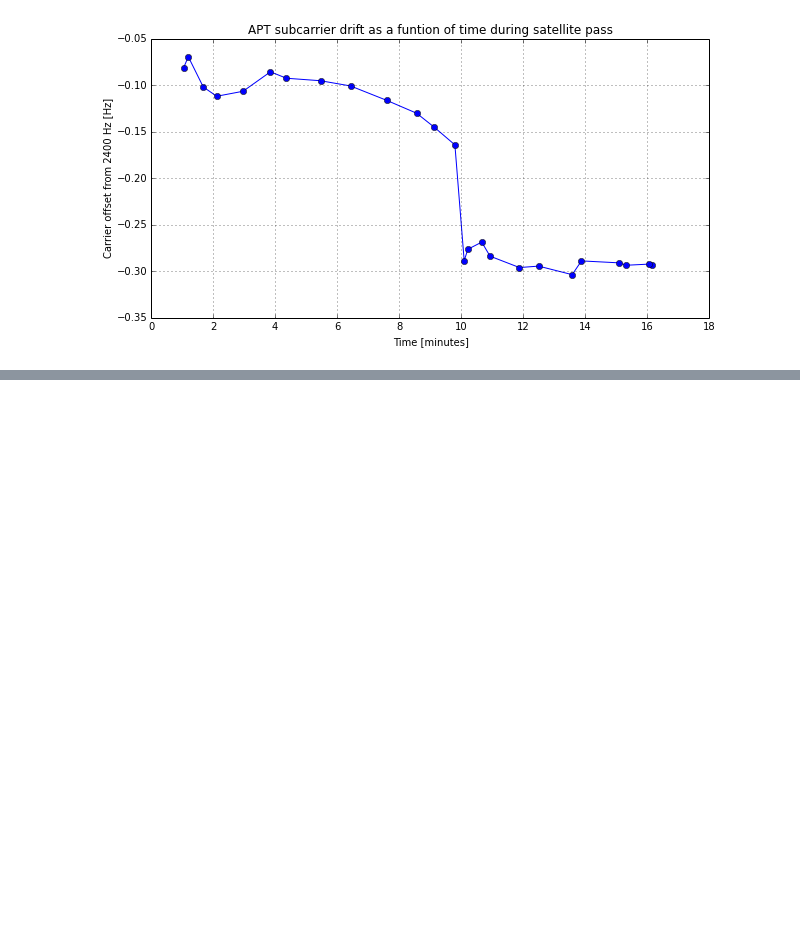
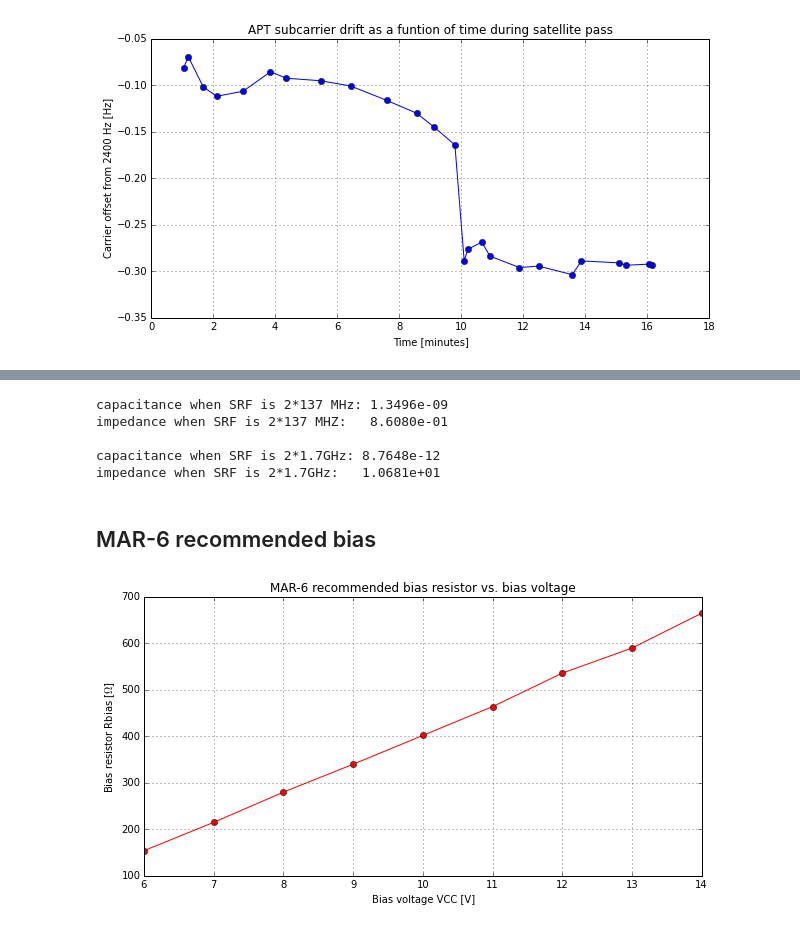
Before and after one commit to jarmokivekas/NOAA-reception, a Jupyter notebook: notes.ipynb, the cells around one changed output, grey strips where cells are left out. Saved outputs shown, nothing was run; the diff lists cells and outputs as text; code cells hidden in the pictures; blank space fills up the shorter version.

```diff
--- a/notes.ipynb
+++ b/notes.ipynb
@@ -568,0 +619,56 @@ plt.show()
+# %%
+f_c = 137e6
+L = 1e-9
+omega = f_c * numpy.pi * 2
+C = (1/(f_c*2*numpy.pi* numpy.sqrt(L)))**2
+Z_c = 1/(C * omega)
+print("capacitance when SRF is 2*137 MHz: %0.4e" % ( C))
+print("impedance when SRF is 2*137 MHZ:   %0.4e" % (Z_c))
+print("")
+
+f_c = 1.7e9
+omega = 1.7e9 * numpy.pi * 2
+C = (1/(1.7e9*2*numpy.pi* numpy.sqrt(L)))**2
+Z_c = 1/(C * omega)
+print("capacitance when SRF is 2*1.7GHz: %0.4e" %C)
+print("impedance when SRF is 2*1.7GHz:   %0.4e" %Z_c)
+# %% [output]
+capacitance when SRF is 2*137 MHz: 1.3496e-09
+impedance when SRF is 2*137 MHZ:   8.6080e-01
+
+capacitance when SRF is 2*1.7GHz: 8.7648e-12
+impedance when SRF is 2*1.7GHz:   1.0681e+01
+# %% [markdown]
+## MAR-6 recommended bias
+# %%
+%matplotlib inline
+import matplotlib.pyplot as plt
+
+# col0: MAR-6 vcc voltage [V]
+# col1: recommended Rbias value
+# these values are from the MAR-6 datasheet
+data = [
+    [6.0,  154],
+    [7.0,  215],
+    [8.0,  280],
+    [9.0,  340],
+    [10.0, 402],
+    [11.0, 464],
+    [12.0, 536],
+    [13.0, 590],
+    [14.0, 665],
+]
+
+vcc =   [row[0] for row in data]
+R = [row[1] for row in data]
+Ibias = [vcc[i]/R[i] for i in range(0, len(vcc))]
+#print Ibias
+plt.figure(figsize=(10,5))
+plt.grid()
+plt.xlabel("Bias voltage VCC [V]")
+plt.ylabel("Bias resistor Rbias [$\Omega$]")
+plt.title("MAR-6 recommended bias resistor vs. bias voltage")
+plt.plot(vcc, R, 'o-r')
+plt.show()
+# %% [output]
+[figure, added]
```
Also changed, not shown: parts of 14 cells of this notebook, 2 other files.
